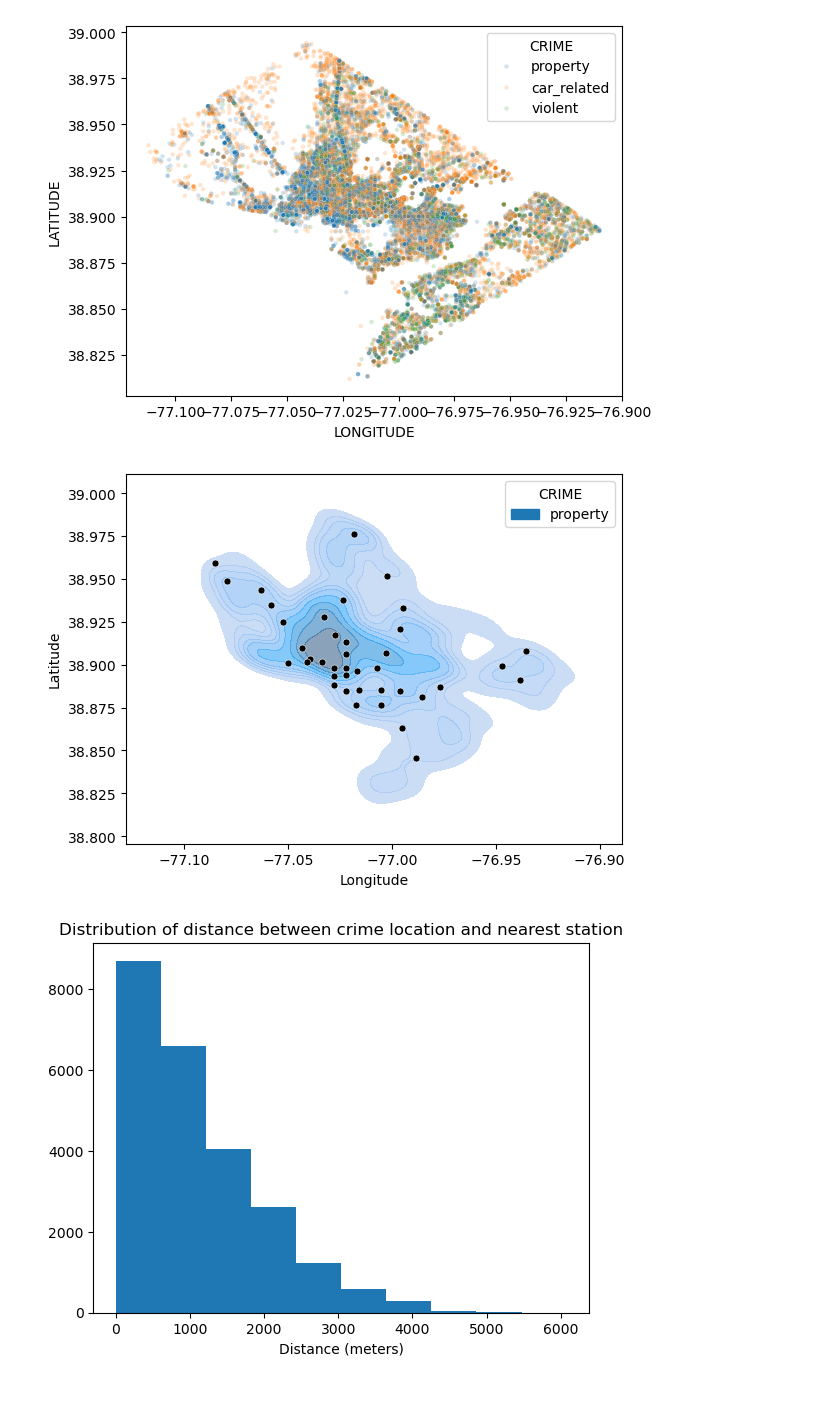
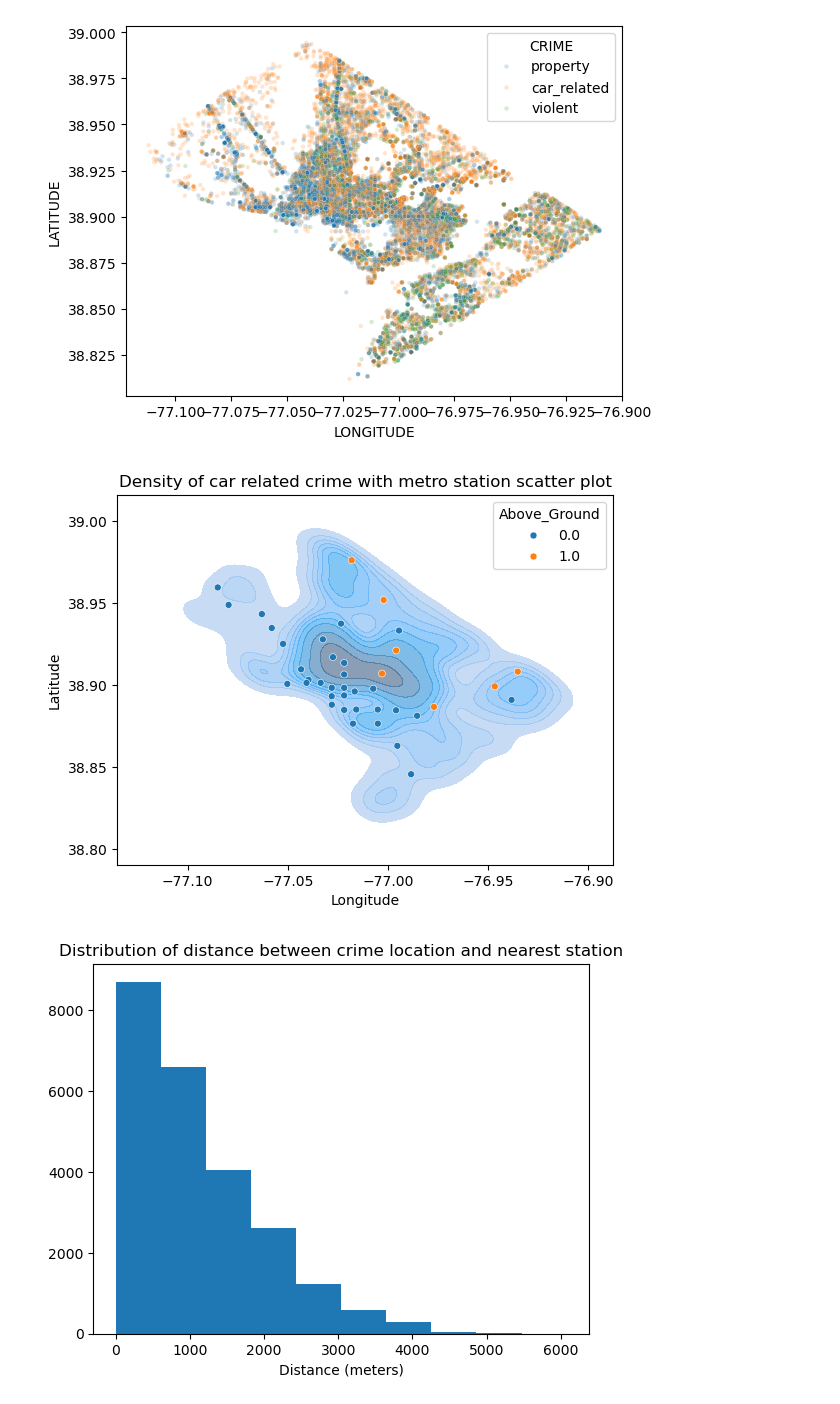
Before and after one commit to iansargent/DC-Metro-Crime, a Jupyter notebook: Scripts/Analysis/plots.ipynb, the cells around one changed output. Cells and saved outputs as stored; diff of their text form; code cells hidden in the pictures.

Commit message:
another plot

```diff
--- a/Scripts/Analysis/plots.ipynb
+++ b/Scripts/Analysis/plots.ipynb
@@ -56,24 +56,24 @@ plt.show()
 metro["lon"] = metro.geometry.x
 metro["lat"] = metro.geometry.y
 # %%
-sns.kdeplot(data=data[data['CRIME'] == 'property'], # switch out for 'car_related', 'violent' or 'property'
+sns.kdeplot(data=data[data['CRIME'] == 'car_related'], # switch out for 'car_related', 'violent' or 'property'
             x='LONGITUDE',
             y='LATITUDE',
             fill=True,
-            hue='CRIME',
+            hue='CRIME', # 'SHIFT'
             alpha = 0.6)
 # overlay metro stations
 sns.scatterplot(data=metro,
                 x= 'lon',
                 y= 'lat',
                 s=25,
-                color='black')
-
+                hue='Above_Ground')
+plt.title('Density of car related crime with metro station scatter plot')
 plt.xlabel("Longitude")
 plt.ylabel("Latitude")
 plt.show()
 # %% [output]
-[figure, old version]
+[figure, new version]
 # %%
 plt.hist(data=data, x='distance_meters')
 plt.xlabel('Distance (meters)')
```
Also changed, not shown: parts of 2 cells of this notebook.
